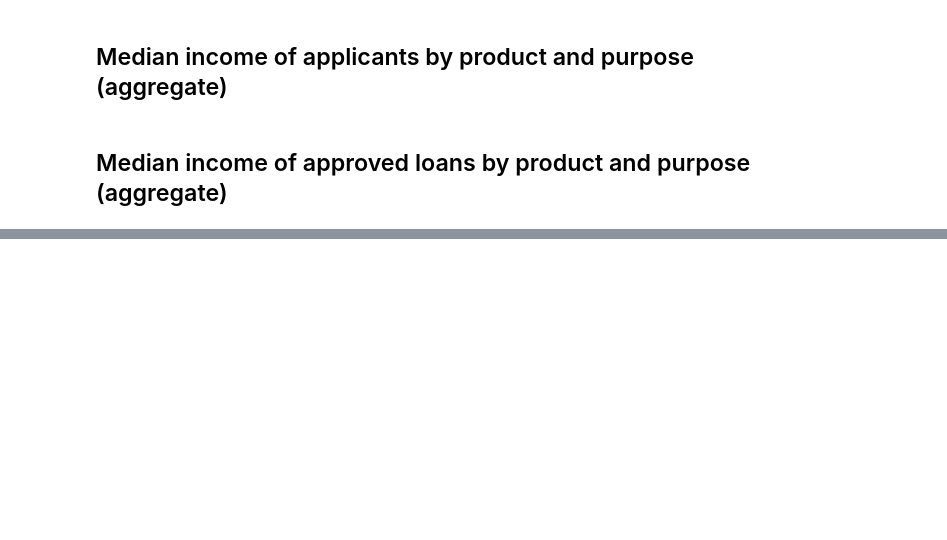
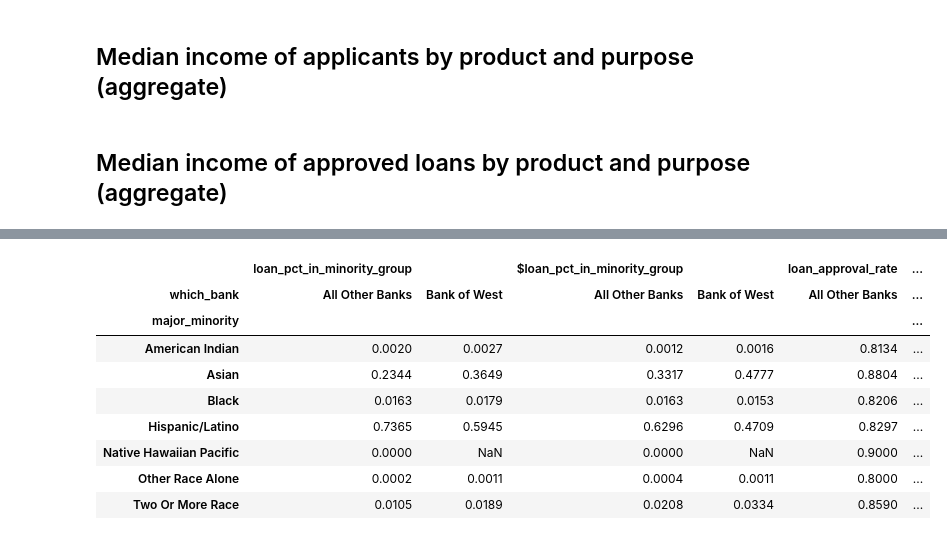
Before and after one commit to LeDataSciFi/FinTech-Capstone-2023, a Jupyter notebook: code/Descriptive_Statistics.ipynb, the cells around one changed output, grey strips where cells are left out. Saved outputs shown, nothing was run; the diff lists cells and outputs as text; code cells hidden in the pictures; blank space fills up the shorter version.

```diff
--- a/code/Descriptive_Statistics.ipynb
+++ b/code/Descriptive_Statistics.ipynb
@@ -135,0 +192,12 @@ hmda.query('approved == 1').pivot_table(index=['loan_type', 'loan_purpose'],
+# %%
+# finding the median income quintiles
+# sort the median__all_income variable in ascending order
+data.sort_values(by='pct_minority', inplace=True)
+
+# divide the sorted median__all_income variable into 5 equal parts, or quintiles
+data['pct_minority_Quintiles'] = pd.qcut(data['pct_minority'], q=5, labels=False)
+
+# create a new variable called "Median_Income_Quintiles" based on the quintiles
+data['pct_minority_Quintiles'] = pd.cut(data['pct_minority'], bins=5, labels=['20', '40', '60', '80', '100'])
+# %%
+pd.set_option('display.max_rows', 100)
@@ -135,0 +236,41 @@ hmda.query('approved == 1').pivot_table(index=['loan_type', 'loan_purpose'],
+# %%
+data['pct_White'] = data['Tot.WhitePop']/data['Tot.Pop'] * 100
+data['pct_Black'] = data['Tot.BlackPop ']/data['Tot.Pop'] * 100
+data['pct_AmericIndian'] = data['Tot.AmericIndianPop']/data['Tot.Pop'] * 100
+data['pct_Asian'] = data['Tot.AsianPop']/data['Tot.Pop'] * 100
+data['pct_NativeHawaiianPacific'] = data['Tot.NativeHawaiianPacificPop']/data['Tot.Pop'] * 100
+data['pct_OtherRaceAlone'] = data['Tot.OtherRaceAlonePop']/data['Tot.Pop'] * 100
+data['pct_TwoOrMoreRace'] = data['Tot.TwoOrMoreRace']/data['Tot.Pop'] * 100
+data['pct_TwoOrMoreRace(Some other race)'] = data['Tot.TwoOrMoreRace(Some other race)']/data['Tot.Pop'] * 100
+data['pct_Hispanic/Latino'] = data['Tot.Hispanic/Latino']/data['Tot.Pop'] * 100
+data['pct_NotHispanic/Latino'] = data['Tot.NotHispanic/Latino']/data['Tot.Pop'] * 100
+# %%
+data['major_minority'] = data[['pct_Black', 'pct_AmericIndian', 'pct_Asian','pct_NativeHawaiianPacific',
+                                        'pct_OtherRaceAlone','pct_TwoOrMoreRace','pct_TwoOrMoreRace(Some other race)',
+                                        'pct_Hispanic/Latino']].idxmax(axis=1)
+data['major_minority'] = data['major_minority'].apply(lambda x: 'Black' if x=='pct_Black'
+                                                                        else 'American Indian' if x=='pct_AmericIndian'
+                                                                        else 'Asian' if x=='pct_Asian'
+                                                                        else 'Native Hawaiian Pacific' if x=='pct_NativeHawaiianPacific'
+                                                                        else 'Other Race Alone' if x=='pct_OtherRaceAlone'
+                                                                        else 'Two Or More Race' if x=='pct_TwoOrMoreRace'
+                                                                        else 'Two Or More Race(Some other race)' if x=='pct_TwoOrMoreRace(Some other race)'
+                                                                        else 'Hispanic/Latino')
+# %%
+Quintiles_loan_table4 = data.groupby(['which_bank', "major_minority"])[hmda_vars].sum()
+Quintiles_loan_table4['loan_pct_in_minority_group'] = Quintiles_loan_table4['num_approved_loans']/Quintiles_loan_table4['num_approved_loans'].groupby("which_bank").sum()
+Quintiles_loan_table4['$loan_pct_in_minority_group'] = Quintiles_loan_table4['sum_approved_loans']/Quintiles_loan_table4['sum_approved_loans'].groupby("which_bank").sum()
+Quintiles_loan_table4['loan_approval_rate'] = Quintiles_loan_table4['num_approved_loans']/Quintiles_loan_table4['num_applications']
+Quintiles_loan_table5 = Quintiles_loan_table4.applymap("{:.4f}".format)
+Quintiles_loan_table5.unstack(level=0).iloc[:, -6:]
+# %% [output]
+|  | loan_pct_in_minority_group |  | $loan_pct_in_minority_group |  | loan_approval_rate | ... |
+| which_bank | All Other Banks | Bank of West | All Other Banks | Bank of West | All Other Banks | ... |
+| major_minority |  |  |  |  |  | ... |
+| American Indian | 0.0020 | 0.0027 | 0.0012 | 0.0016 | 0.8134 | ... |
+| Asian | 0.2344 | 0.3649 | 0.3317 | 0.4777 | 0.8804 | ... |
+| Black | 0.0163 | 0.0179 | 0.0163 | 0.0153 | 0.8206 | ... |
+| Hispanic/Latino | 0.7365 | 0.5945 | 0.6296 | 0.4709 | 0.8297 | ... |
+| Native Hawaiian Pacific | 0.0000 | NaN | 0.0000 | NaN | 0.9000 | ... |
+| Other Race Alone | 0.0002 | 0.0011 | 0.0004 | 0.0011 | 0.8000 | ... |
+| Two Or More Race | 0.0105 | 0.0189 | 0.0208 | 0.0334 | 0.8590 | ... |
```
Also changed, not shown: parts of 27 cells of this notebook, 3 other files.
